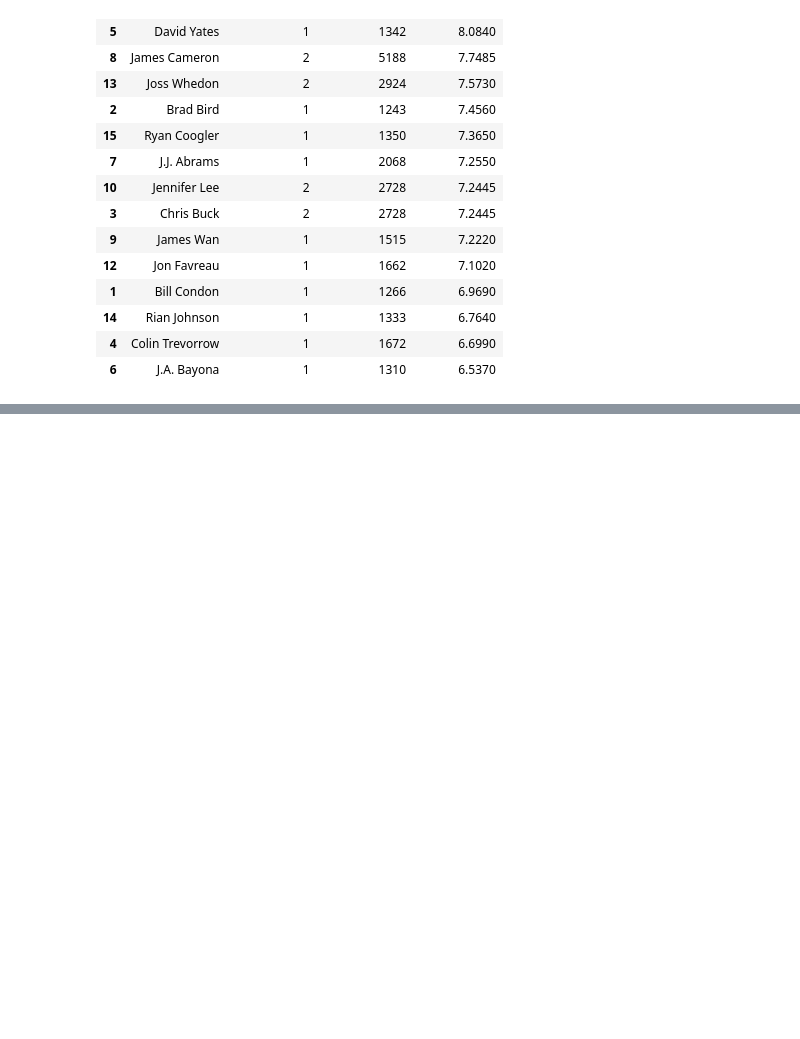
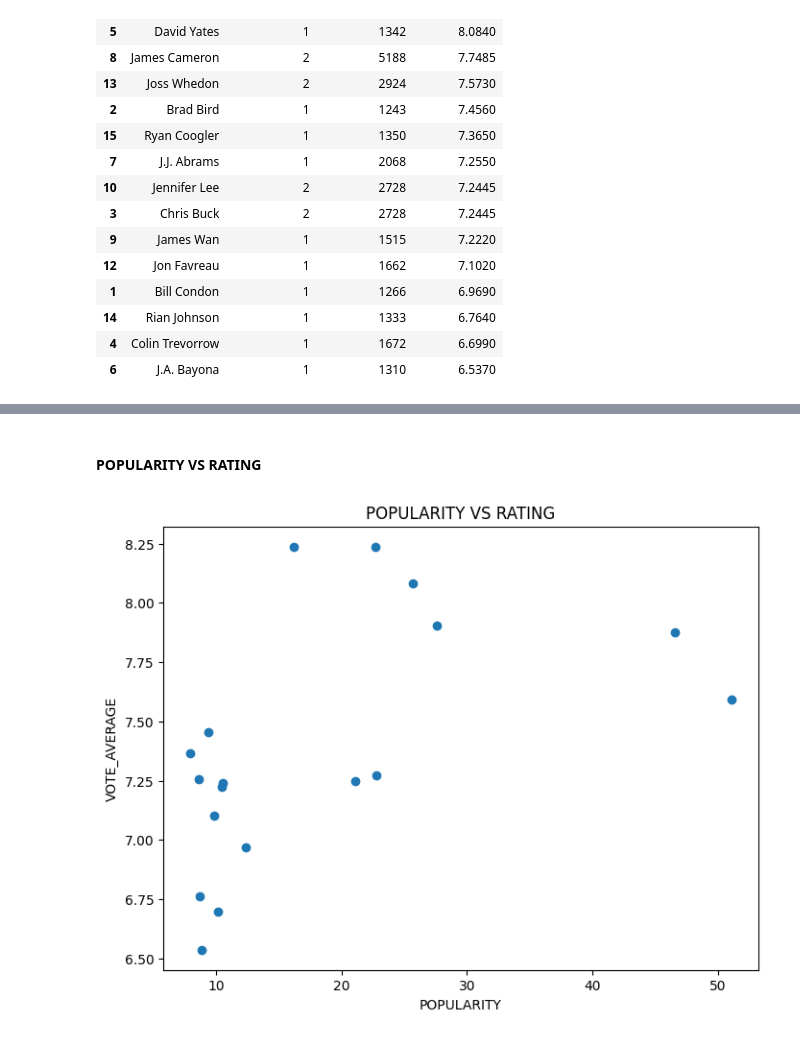
Before and after one commit to PercyAyimbilaNsolemna/TMDB_Movie_Data_Analysis, a Jupyter notebook: Notebook/movieAnalysis.ipynb, the cells around one changed output, grey strips where cells are left out. Cells and saved outputs as stored; diff of their text form; code cells hidden in the pictures; blank space fills up the shorter version.

```diff
--- a/Notebook/movieAnalysis.ipynb
+++ b/Notebook/movieAnalysis.ipynb
@@ -1186,0 +1199,6 @@ director_statistics.sort_values(by="mean_rating", ascending=False)
+# %% [markdown]
+#### **POPULARITY VS RATING**
+# %%
+trendVisuals(data=movie_data, column1="popularity", column2="vote_average", title="POPULARITY VS RATING")
+# %% [output]
+[figure, added]
```
Also changed, not shown: parts of 26 cells of this notebook, 1 other file.
